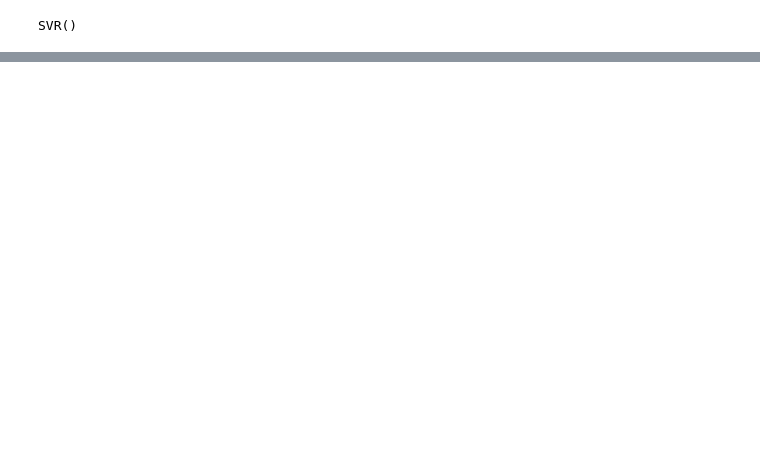
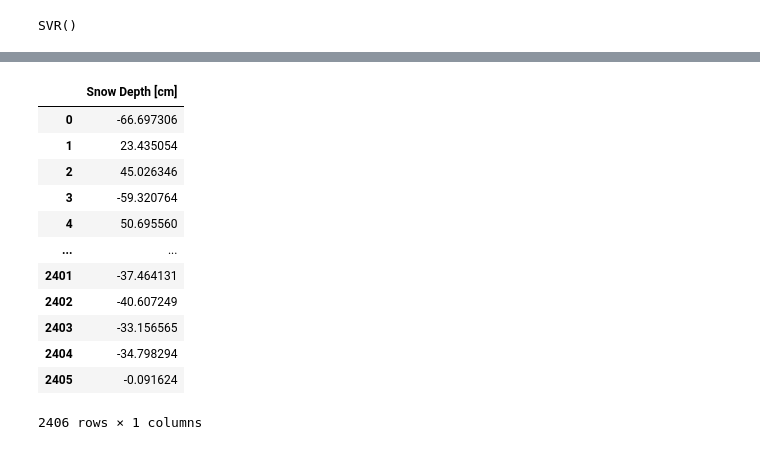
Before and after one commit to Atharv012/Begineer-s-Hypothesis-DSG, a Jupyter notebook: Begineer's Hypothesis.ipynb, the cells around one changed output, grey strips where cells are left out. Saved outputs shown, nothing was run; the diff lists cells and outputs as text; code cells hidden in the pictures; blank space fills up the shorter version.

```diff
--- a/Begineer's Hypothesis.ipynb
+++ b/Begineer's Hypothesis.ipynb
@@ -241,0 +207,24 @@ predict
+# %%
+#From above we see that polynomial regression has the best R2-score.
+#Hence we use polynomial regression to create y_test data.
+y_pred = regressor_poly2.predict(poly_reg.fit_transform(x_test))
+# %%
+y_pred = pd.DataFrame(y_pred)
+# %%
+y_pred.to_csv('weather_ytest.csv', index = 'ID')
+y_pred.columns = ['Snow Depth [cm]']
+y_pred
+# %% [output]
+|  | Snow Depth [cm] |
+| 0 | -66.697306 |
+| 1 | 23.435054 |
+| 2 | 45.026346 |
+| 3 | -59.320764 |
+| 4 | 50.695560 |
+| ... | ... |
+| 2401 | -37.464131 |
+| 2402 | -40.607249 |
+| 2403 | -33.156565 |
+| 2404 | -34.798294 |
+| 2405 | -0.091624 |
+2406 rows × 1 columns
```
Also changed, not shown: parts of 11 cells of this notebook.
